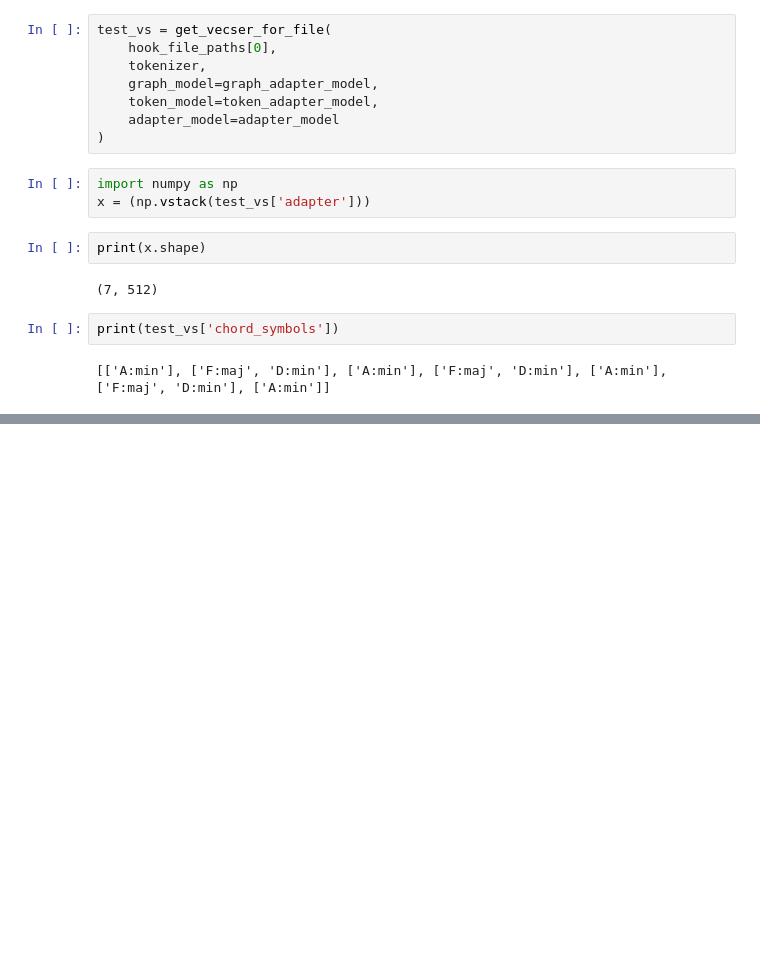
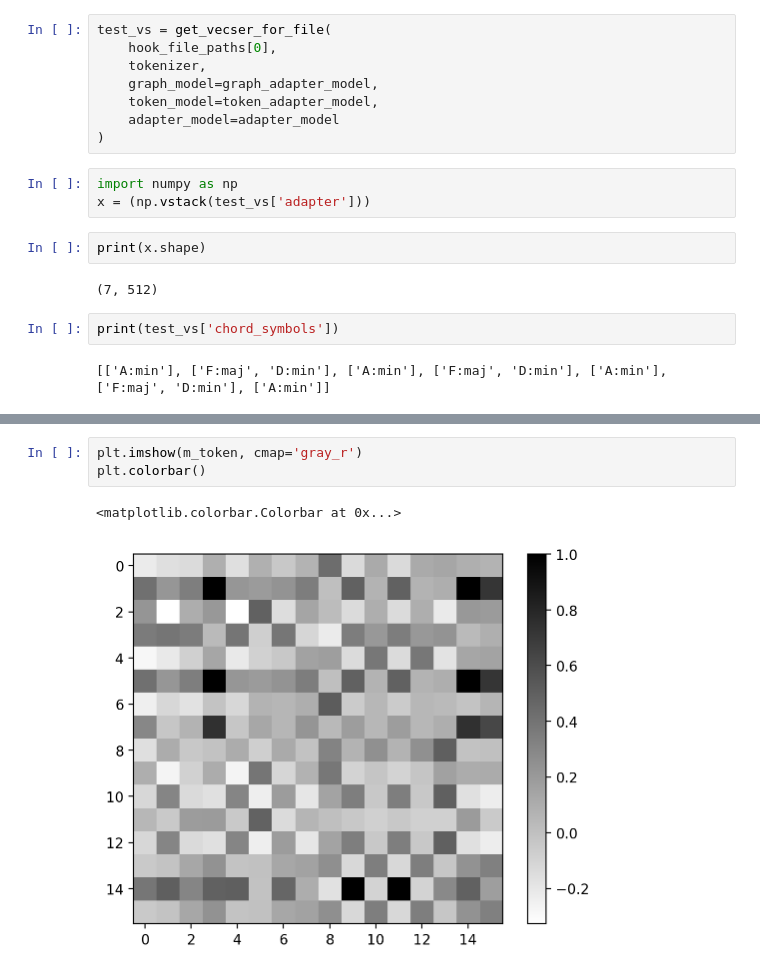
Before and after one commit to maximoskp/GraphMelHarm, a Jupyter notebook: test_VecSer_DB.ipynb, the cells around one changed output, grey strips where cells are left out. Cells and saved outputs as stored; diff of their text form; blank space fills up the shorter version.

```diff
--- a/test_VecSer_DB.ipynb
+++ b/test_VecSer_DB.ipynb
@@ -79,0 +148,6 @@ print(test_vs['chord_symbols'])
+# %%
+plt.imshow(m_token, cmap='gray_r')
+plt.colorbar()
+# %% [output]
+<matplotlib.colorbar.Colorbar at 0x...>
+[figure, added]
```
Also changed, not shown: parts of 23 cells of this notebook, 2 other files.
